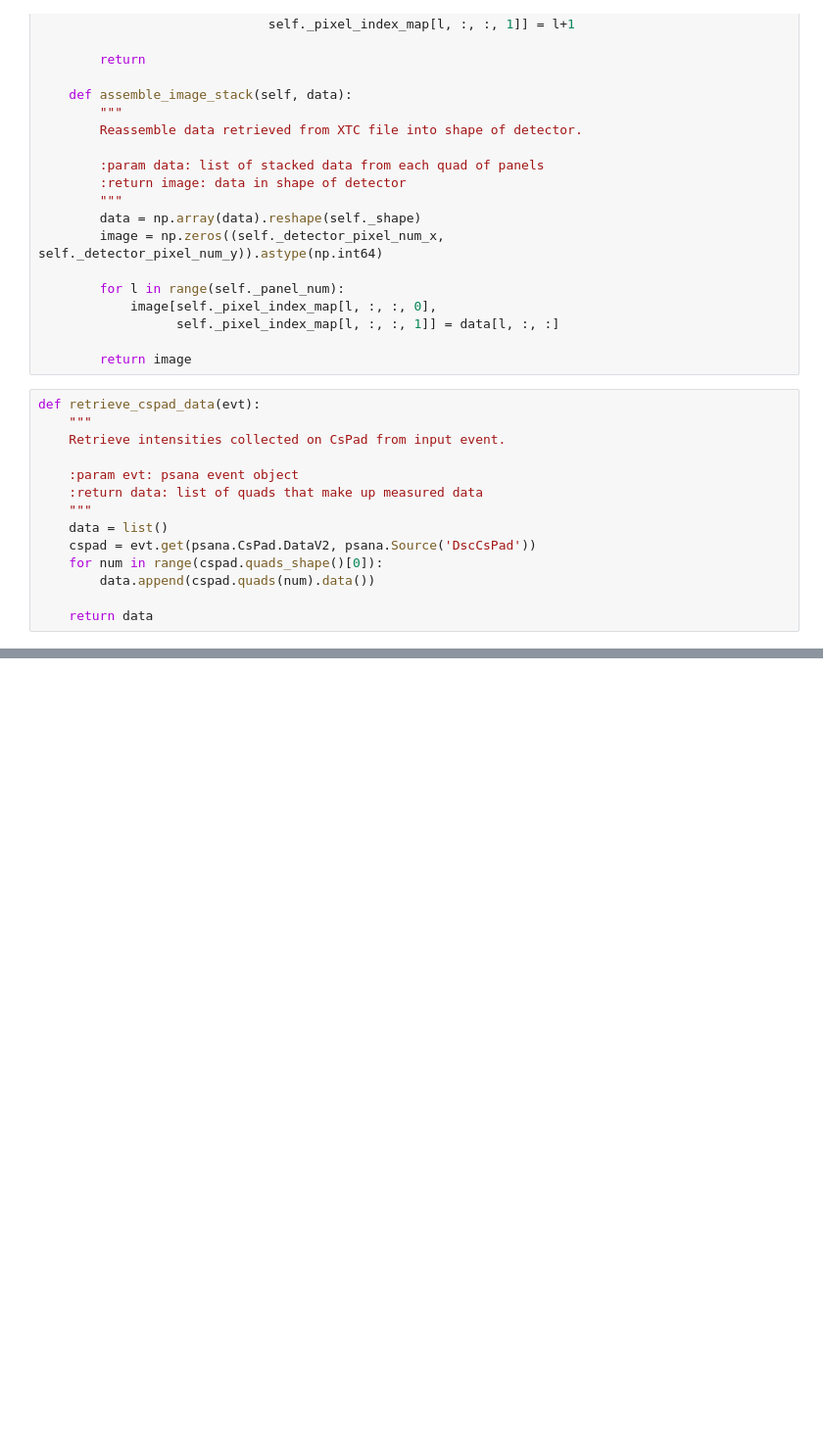
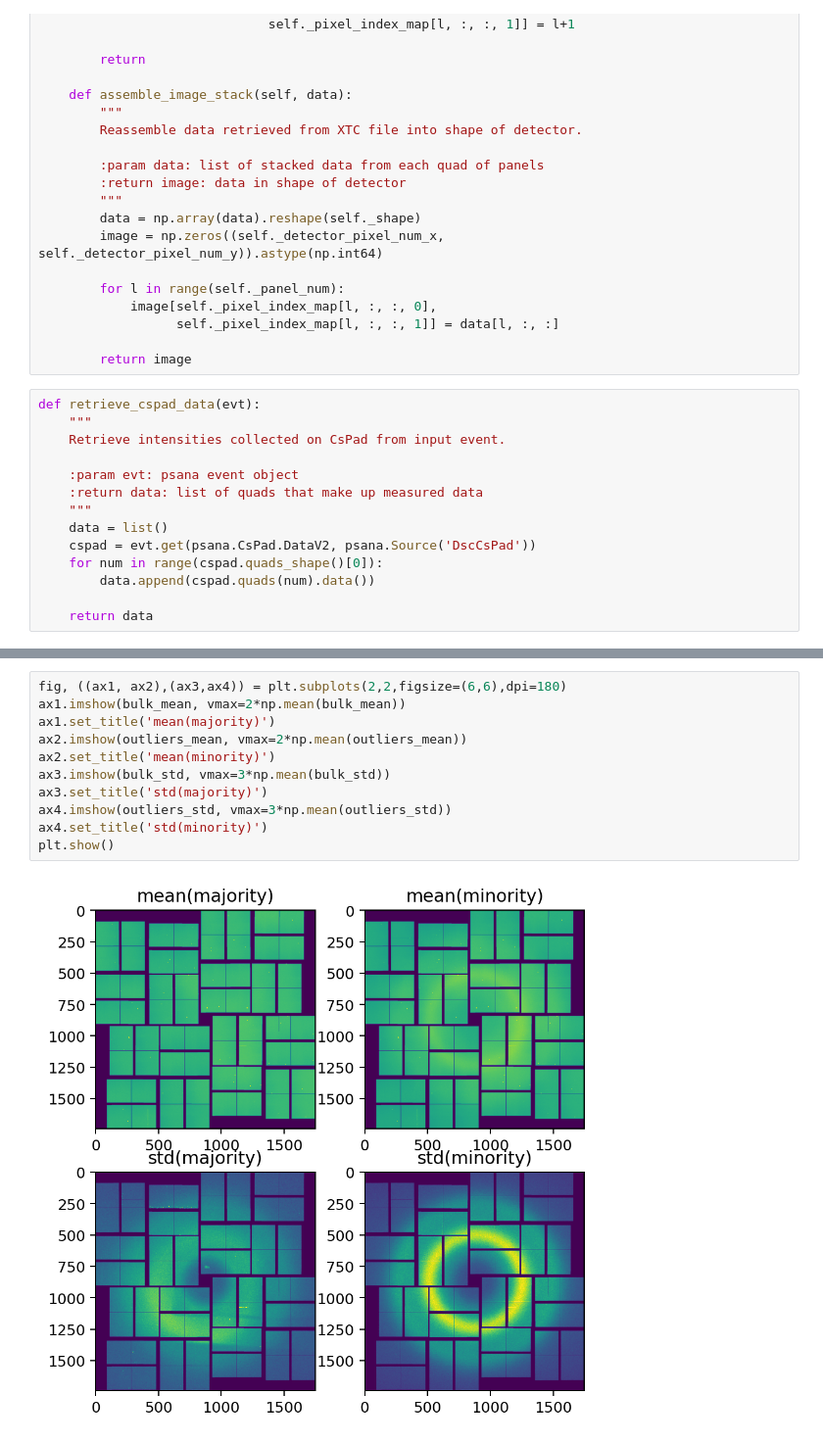
Before and after one commit to fredericpoitevin/lcls-run-digest, a Jupyter notebook: notebooks/WIP.ipynb, the cells around one changed output, grey strips where cells are left out. Shown at 98% size. Saved outputs shown, nothing was run; the diff lists cells and outputs as text; blank space fills up the shorter version.

```diff
--- a/notebooks/WIP.ipynb
+++ b/notebooks/WIP.ipynb
@@ -129,0 +231,13 @@ Text(0,0.5,'Sample run')
+# %%
+fig, ((ax1, ax2),(ax3,ax4)) = plt.subplots(2,2,figsize=(6,6),dpi=180)
+ax1.imshow(bulk_mean, vmax=2*np.mean(bulk_mean))
+ax1.set_title('mean(majority)')
+ax2.imshow(outliers_mean, vmax=2*np.mean(outliers_mean))
+ax2.set_title('mean(minority)')
+ax3.imshow(bulk_std, vmax=3*np.mean(bulk_std))
+ax3.set_title('std(majority)')
+ax4.imshow(outliers_std, vmax=3*np.mean(outliers_std))
+ax4.set_title('std(minority)')
+plt.show()
+# %% [output]
+[figure, added]
```
Also changed, not shown: parts of 17 cells of this notebook.
